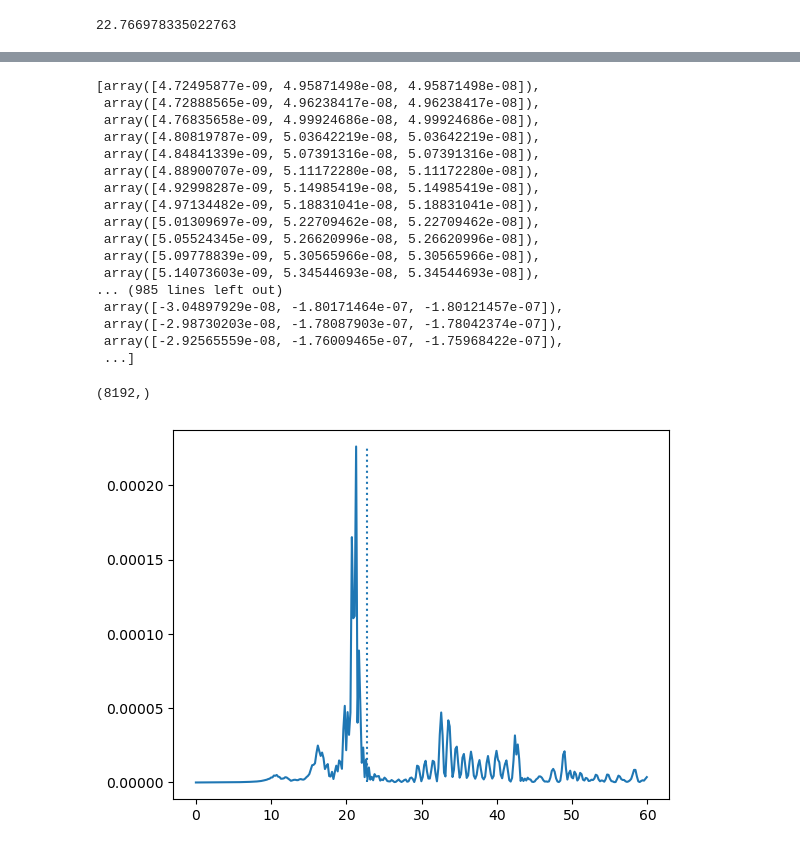
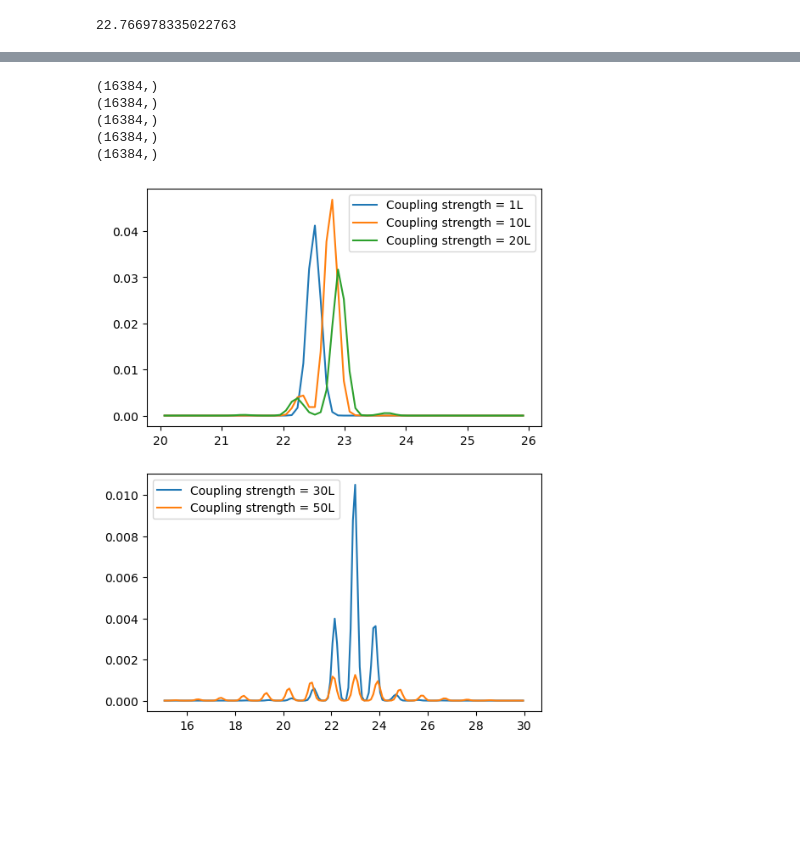
Before and after one commit to RibeiroGroup/Molecular-Dynamics-for-CIS, a Jupyter notebook: src/analyze_single.ipynb, the cells around one changed output, grey strips where cells are left out. Saved outputs shown, nothing was run; the diff lists cells and outputs as text; code cells hidden in the pictures; blank space fills up the shorter version.

```diff
--- a/src/analyze_single.ipynb
+++ b/src/analyze_single.ipynb
@@ -57,8 +68,8 @@ X = np.linspace(0, 70, 1000)
 intensity = np.zeros(X.shape)
 
 for i in np.arange(-0,20,1):
-    o_up, o_lp = get_polariton_omega(vib_freq, vib_freq + i , 1e1)
-    i_up, i_lp = get_polariton_intensity(vib_freq, vib_freq + i , 1e1)
+    o_up, o_lp = get_polariton_omega(vib_freq, vib_freq + i , 1)
+    i_up, i_lp = get_polariton_intensity(vib_freq, vib_freq + i , 1)
 
     #intensity += i_up * np.exp(-(X - o_up)**2 / 2 * (5)**2)
     #intensity += i_lp * np.exp(-(X - o_lp)**2 / 2 * (5)**2)
@@ -122,7 +133,10 @@ def dipole_spectra(result_dict, h, time_frame = None, windows = 'Gaussian'):
     autocorr = calc_ACF(dp_vel)
     #autocorr = scipy.signal.correlate(dp_vel, dp_vel)
     yfft = calc_FFT(autocorr, windows)
-    yfft = np.vstack([yfft[:,0],yfft[:,1], yfft[:,2]])
+    yfft = np.vstack([
+        yfft[:,0],
+        #yfft[:,1],
+        yfft[:,2]])
     yfft = np.sum(yfft, axis=0)
     ir = yfft[0:int(len(yfft)/2)]
     print(yfft.shape)
@@ -140,33 +175,33 @@ with open(single_path + '/log.pkl', 'rb') as handle:
-# %%
-result_dict['atoms'].observable['dipole_velocity']
-# %% [output]
-[array([4.72495877e-09, 4.95871498e-08, 4.95871498e-08]),
- array([4.72888565e-09, 4.96238417e-08, 4.96238417e-08]),
- array([4.76835658e-09, 4.99924686e-08, 4.99924686e-08]),
- array([4.80819787e-09, 5.03642219e-08, 5.03642219e-08]),
- array([4.84841339e-09, 5.07391316e-08, 5.07391316e-08]),
- array([4.88900707e-09, 5.11172280e-08, 5.11172280e-08]),
- array([4.92998287e-09, 5.14985419e-08, 5.14985419e-08]),
- array([4.97134482e-09, 5.18831041e-08, 5.18831041e-08]),
- array([5.01309697e-09, 5.22709462e-08, 5.22709462e-08]),
- array([5.05524345e-09, 5.26620996e-08, 5.26620996e-08]),
- array([5.09778839e-09, 5.30565966e-08, 5.30565966e-08]),
- array([5.14073603e-09, 5.34544693e-08, 5.34544693e-08]),
-... (985 lines left out)
- array([-3.04897929e-08, -1.80171464e-07, -1.80121457e-07]),
- array([-2.98730203e-08, -1.78087903e-07, -1.78042374e-07]),
- array([-2.92565559e-08, -1.76009465e-07, -1.75968422e-07]),
- ...]
 # %%
-wn, ir = dipole_spectra(result_dict, h = 1e-2, time_frame = (50,500))
-ir = ir[wn < 60]
-wn = wn[wn < 60]
+fig,ax = plt.subplots(2,figsize = (6,8))
 
-fig,ax = plt.subplots()
-ax.plot(wn, ir)
-ax.vlines(vib_freq, min(ir), max(ir), linestyle = 'dotted')
+for i, ct in enumerate(['1', '10', '20',]):
+    with open(multiple_mode_path + '/log{}.pkl'.format(ct), 'rb') as handle:
+        result_dict = pickle.load(handle)
 
-fig.savefig('figure/single.jpeg',dpi=600)
+    wn, ir = dipole_spectra(result_dict, h = 1e-2, time_frame = (0,1000))
+    ir = ir[(wn < 26) * (wn > 20)]
+    wn = wn[(wn < 26) * (wn > 20)]
+
+    ax[0].plot(wn, ir, label = "Coupling strength = {}L".format(ct))
+
+for i, ct in enumerate(['30', '50']):
+    with open(multiple_mode_path + '/log{}.pkl'.format(ct), 'rb') as handle:
+        result_dict = pickle.load(handle)
+
+    wn, ir = dipole_spectra(result_dict, h = 1e-2, time_frame = (0,1000))
+    ir = ir[(wn < 30) * (wn > 15)]
+    wn = wn[(wn < 30) * (wn > 15)]
+
+    ax[1].plot(wn, ir, label = "Coupling strength = {}L".format(ct))
+
+ax[0].legend()
+ax[1].legend()
+fig.savefig('figure/multiple.jpeg',dpi=600)
 # %% [output]
-(8192,)
+(16384,)
+(16384,)
+(16384,)
+(16384,)
+(16384,)
-[figure, old version]
+[figure, new version]
```
Also changed, not shown: parts of 5 cells of this notebook, 7 other files.
